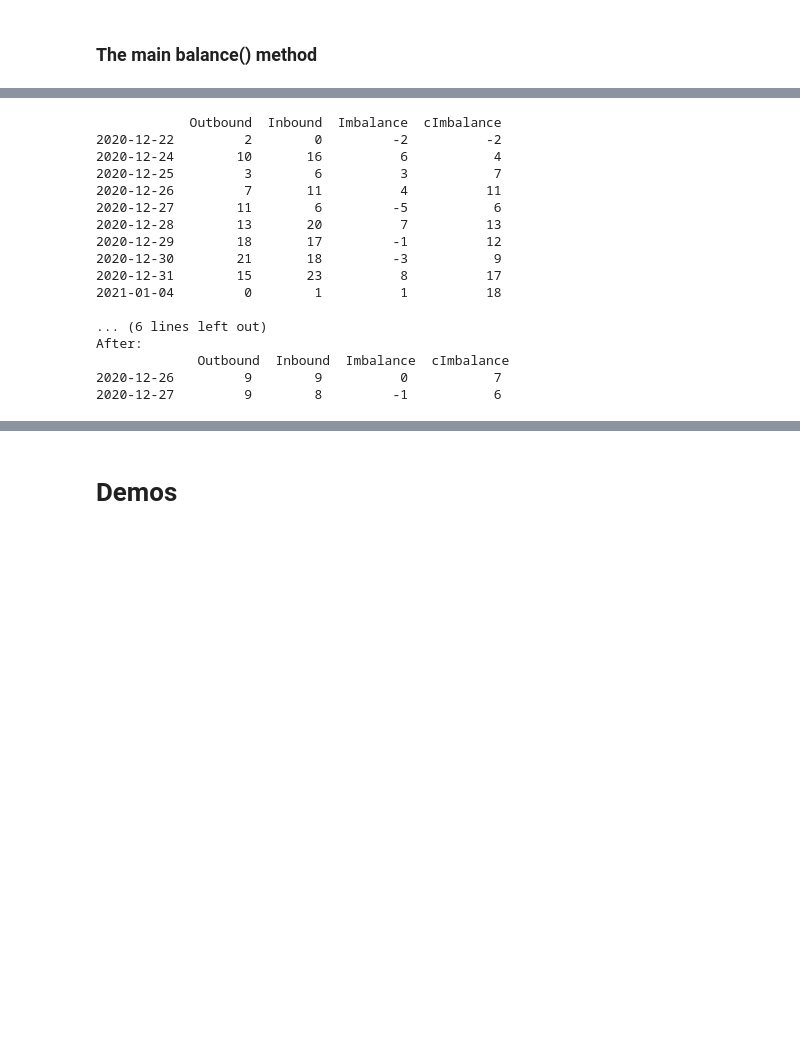
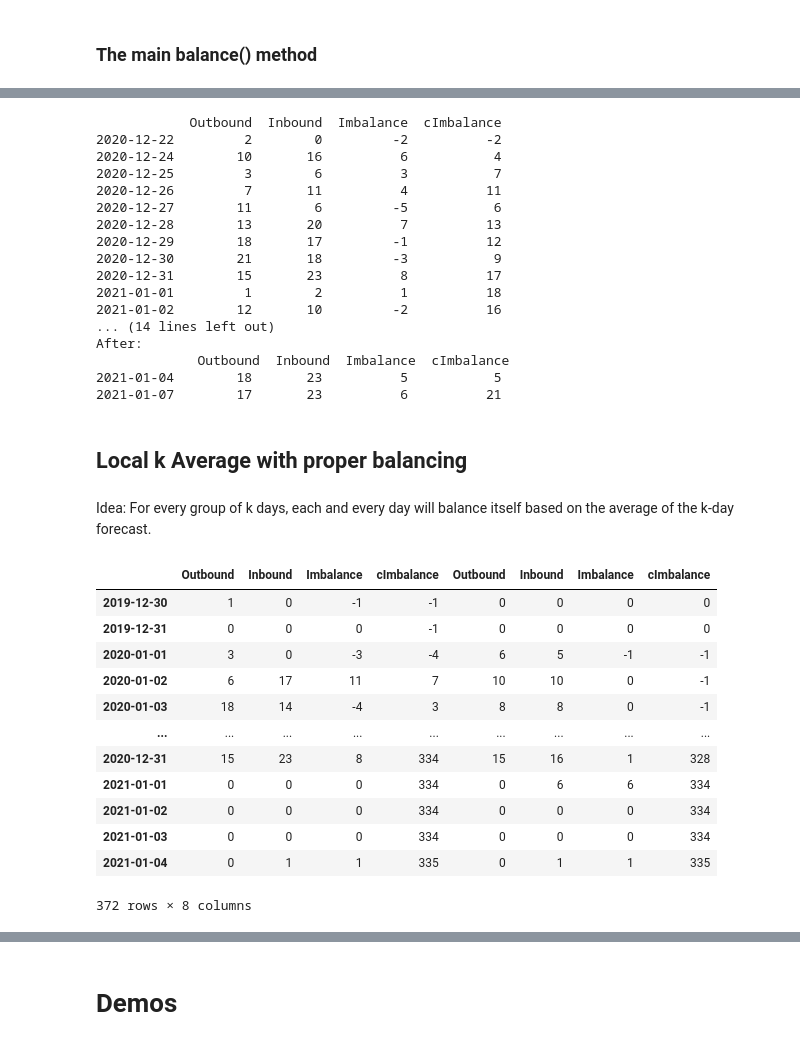
Before and after one commit to tranndt/ml-usra2021-NexusDataChallengeBison, a Jupyter notebook: [05-2021] Nexus Data Challenge/Algorithm.ipynb, the cells around one changed output, grey strips where cells are left out. Saved outputs shown, nothing was run; the diff lists cells and outputs as text; code cells hidden in the pictures; blank space fills up the shorter version.

```diff
--- a/[05-2021] Nexus Data Challenge/Algorithm.ipynb
+++ b/[05-2021] Nexus Data Challenge/Algorithm.ipynb
@@ -1186,12 +1193,14 @@ def balance(df,day1,day2,bal_val=None,verbose=False):
 # %%
 # Demo balance()
 date = pd.Timestamp(2020,12,24,0)
-df = get_df_span(DF_CLEAN,date,date+7*DAYS_1)
+df = get_df_span(DF_CLEAN,date,date+14*DAYS_1)
 df_count = get_df_count(df)
 print(df_count)
-day1 = df_count.index[3]
-day2 = df_count.index[4]
+day1 = df_count.index[-4]
+day2 = df_count.index[-1]
 
+# out1,in1 = df_count.loc[day1,["Inbound","Outbound"]]
+# out1,in1
 df1 = balance(df,day1,day2,verbose=True)
 # %% [output]
             Outbound  Inbound  Imbalance  cImbalance
@@ -1204,10 +1213,15 @@ df1 = balance(df,day1,day2,verbose=True)
 2020-12-29        18       17         -1          12
 2020-12-30        21       18         -3           9
 2020-12-31        15       23          8          17
-2021-01-04         0        1          1          18
-
-... (6 lines left out)
+2021-01-01         1        2          1          18
+2021-01-02        12       10         -2          16
+... (14 lines left out)
 After:
              Outbound  Inbound  Imbalance  cImbalance
-2020-12-26         9        9          0           7
-2020-12-27         9        8         -1           6
+2021-01-04        18       23          5           5
+2021-01-07        17       23          6          21
+# %% [markdown]
+## Local k Average with proper balancing
+# %% [markdown]
+Idea:
+    For  every group of k days, each and every day will balance itself based on the average of the k-day forecast.
@@ -1213,0 +1244,24 @@ After:
+# %%
+start_date = pd.Timestamp(2020,1,1,0)
+end_date = pd.Timestamp(2020,12,31,0)
+
+df = get_df_span(DF_CLEAN,start_date,end_date)
+df_count = get_df_count(df,fill_missing=True)
+
+df1 = local_k_average(df,k=5,verbose=False)
+df_recount = get_df_count(df1,fill_missing=True)
+compare_df_count([df,df1])
+# %% [output]
+|  | Outbound | Inbound | Imbalance | cImbalance | Outbound | Inbound | Imbalance | cImbalance |
+| 2019-12-30 | 1 | 0 | -1 | -1 | 0 | 0 | 0 | 0 |
+| 2019-12-31 | 0 | 0 | 0 | -1 | 0 | 0 | 0 | 0 |
+| 2020-01-01 | 3 | 0 | -3 | -4 | 6 | 5 | -1 | -1 |
+| 2020-01-02 | 6 | 17 | 11 | 7 | 10 | 10 | 0 | -1 |
+| 2020-01-03 | 18 | 14 | -4 | 3 | 8 | 8 | 0 | -1 |
+| ... | ... | ... | ... | ... | ... | ... | ... | ... |
+| 2020-12-31 | 15 | 23 | 8 | 334 | 15 | 16 | 1 | 328 |
+| 2021-01-01 | 0 | 0 | 0 | 334 | 0 | 6 | 6 | 334 |
+| 2021-01-02 | 0 | 0 | 0 | 334 | 0 | 0 | 0 | 334 |
+| 2021-01-03 | 0 | 0 | 0 | 334 | 0 | 0 | 0 | 334 |
+| 2021-01-04 | 0 | 1 | 1 | 335 | 0 | 1 | 1 | 335 |
+372 rows × 8 columns
```
Also changed, not shown: parts of 11 cells of this notebook.
